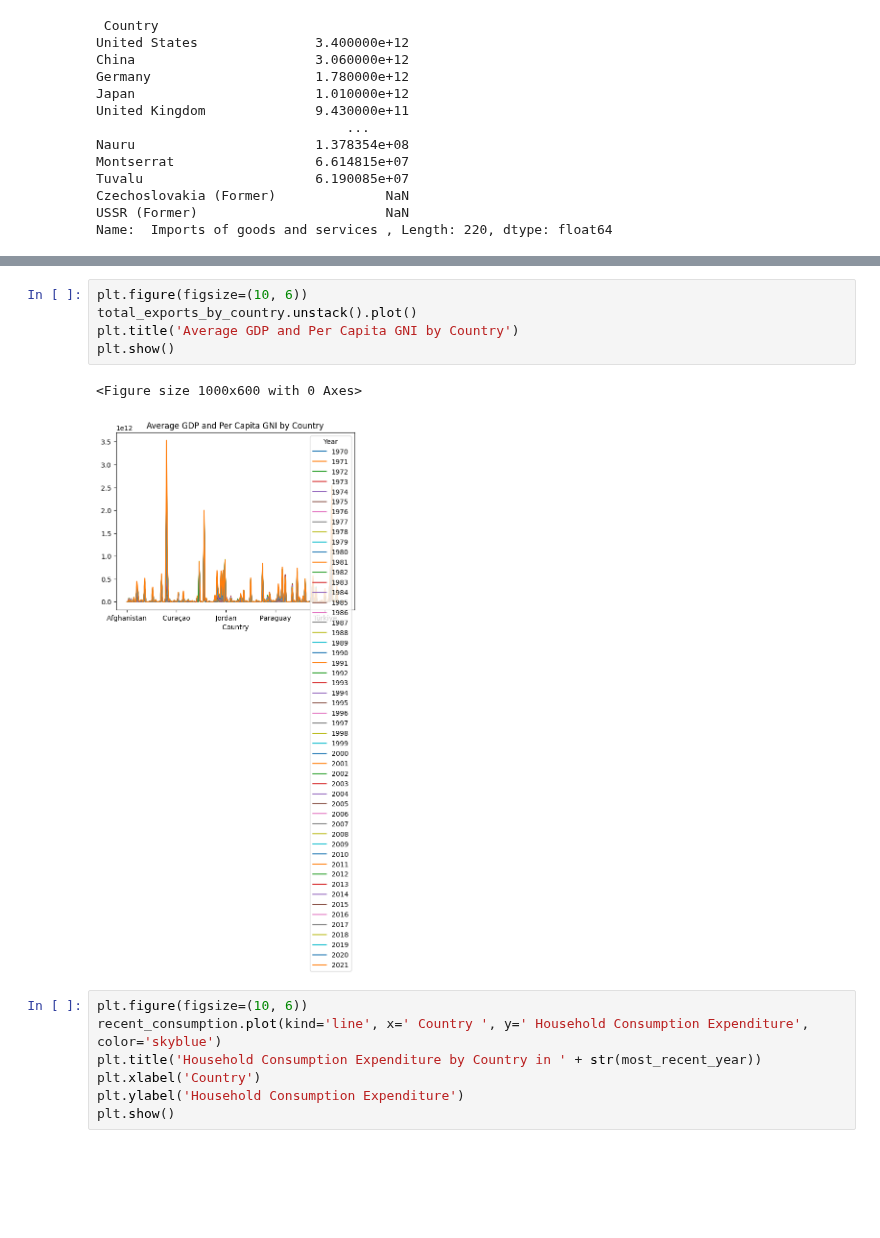
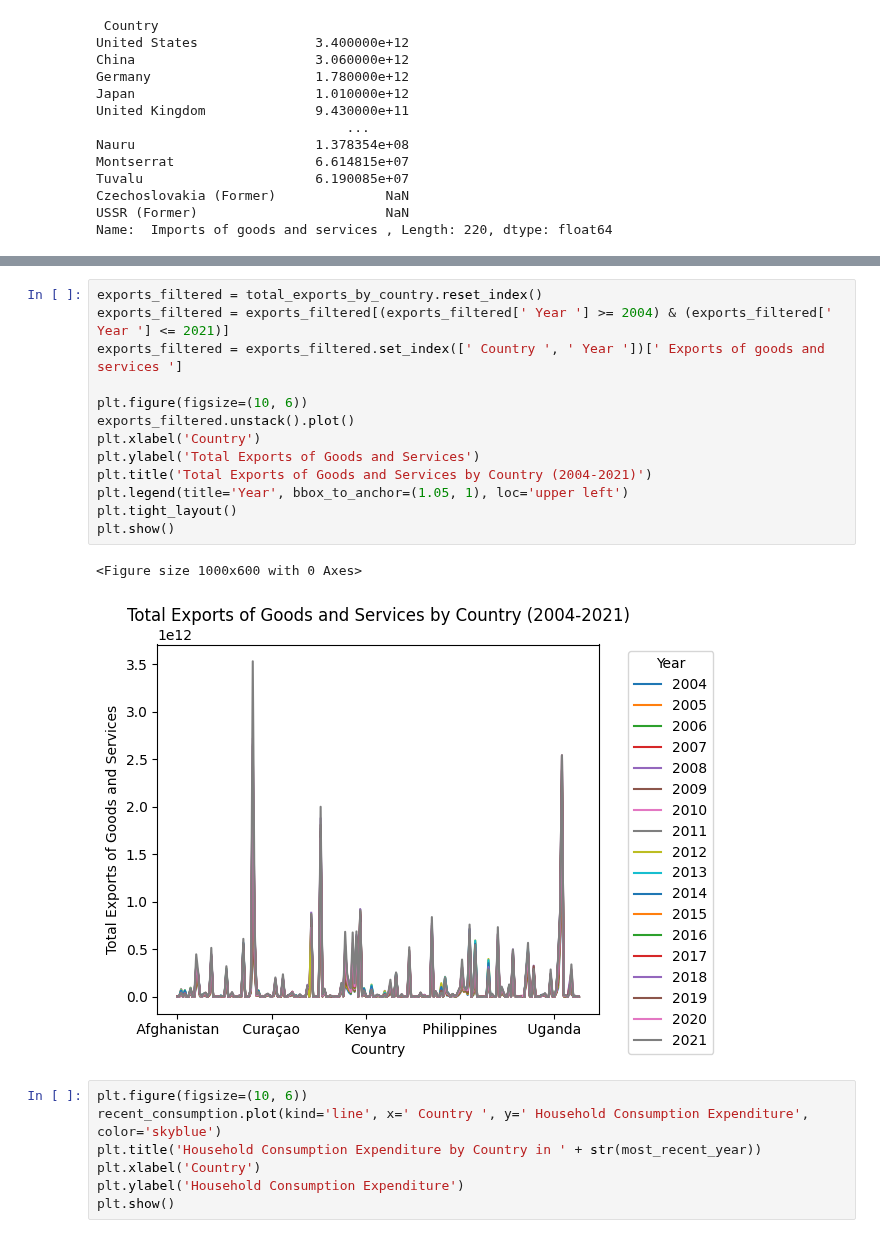
Before and after one commit to khoulaCode/machine-learning-code-orbit, a Jupyter notebook: team_members/from_tariq/world-finance-indicators-data.ipynb, the cells around one changed output, grey strips where cells are left out. Drawn from its saved outputs; the diff is of its cells as text; blank space fills up the shorter version.

```diff
--- a/team_members/from_tariq/world-finance-indicators-data.ipynb
+++ b/team_members/from_tariq/world-finance-indicators-data.ipynb
@@ -131,11 +135,19 @@ plt.show()
 # %%
+exports_filtered = total_exports_by_country.reset_index()
+exports_filtered = exports_filtered[(exports_filtered[' Year '] >= 2004) & (exports_filtered[' Year '] <= 2021)]
+exports_filtered = exports_filtered.set_index([' Country ', ' Year '])[' Exports of goods and services ']
+
 plt.figure(figsize=(10, 6))
-total_exports_by_country.unstack().plot()
-plt.title('Average GDP and Per Capita GNI by Country')
+exports_filtered.unstack().plot()
+plt.xlabel('Country')
+plt.ylabel('Total Exports of Goods and Services')
+plt.title('Total Exports of Goods and Services by Country (2004-2021)')
+plt.legend(title='Year', bbox_to_anchor=(1.05, 1), loc='upper left')
+plt.tight_layout()
 plt.show()
 # %% [output]
 <Figure size 1000x600 with 0 Axes>
-[figure, old version]
+[figure, new version]
 # %%
 plt.figure(figsize=(10, 6))
 recent_consumption.plot(kind='line', x=' Country ', y=' Household Consumption Expenditure', color='skyblue')
```
Also changed, not shown: parts of 2 cells of this notebook.
